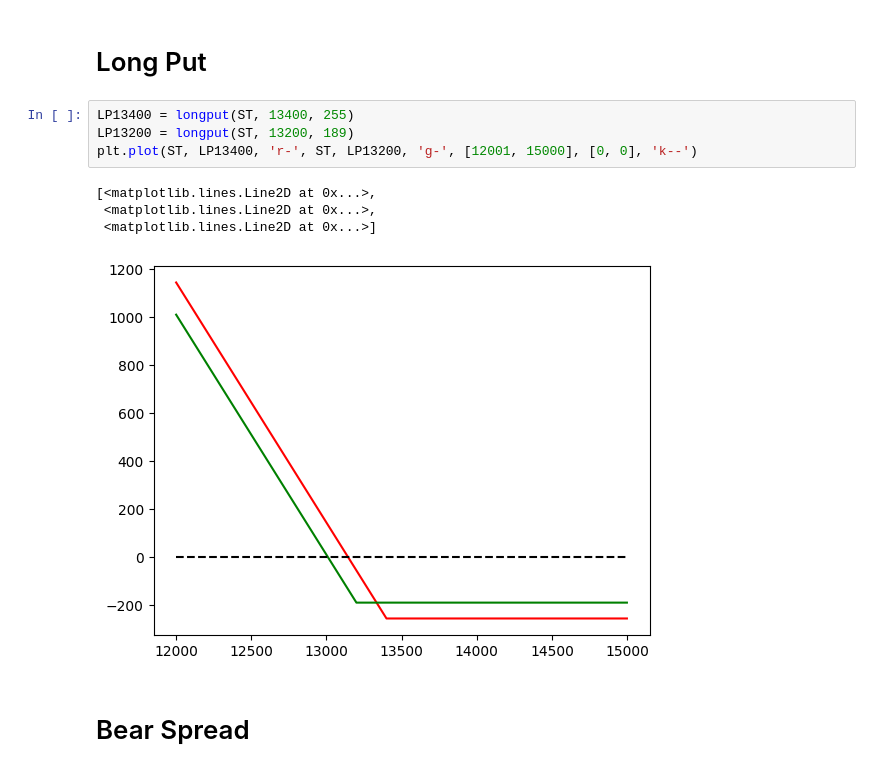
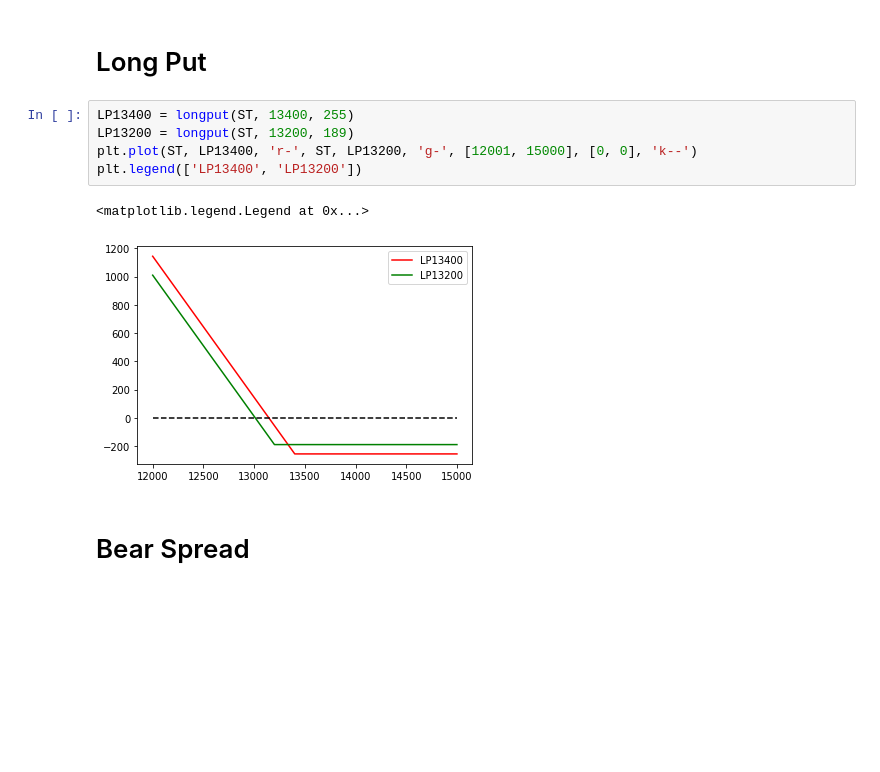
Before and after one commit to franktseng0718/NYCU-Artificial-Intelligence-Theory-and-Practice, a Jupyter notebook: HW1/HW1.ipynb, the cells around one changed output. Saved outputs shown, nothing was run; the diff lists cells and outputs as text; blank space fills up the shorter version.

```diff
--- a/HW1/HW1.ipynb
+++ b/HW1/HW1.ipynb
@@ -32,12 +27,11 @@ plt.plot(ST, SC13000, 'b-', ST, SC13200, 'r-',[12001, 15000], [0, 0], 'k--')
 # %%
 LP13400 = longput(ST, 13400, 255)
 LP13200 = longput(ST, 13200, 189)
 plt.plot(ST, LP13400, 'r-', ST, LP13200, 'g-', [12001, 15000], [0, 0], 'k--')
+plt.legend(['LP13400', 'LP13200'])
 # %% [output]
-[<matplotlib.lines.Line2D at 0x...>,
- <matplotlib.lines.Line2D at 0x...>,
- <matplotlib.lines.Line2D at 0x...>]
+<matplotlib.legend.Legend at 0x...>
-[figure, old version]
+[figure, new version]
 # %% [markdown]
 # Bear Spread
 # %%
```
Also changed, not shown: parts of 13 cells of this notebook.
